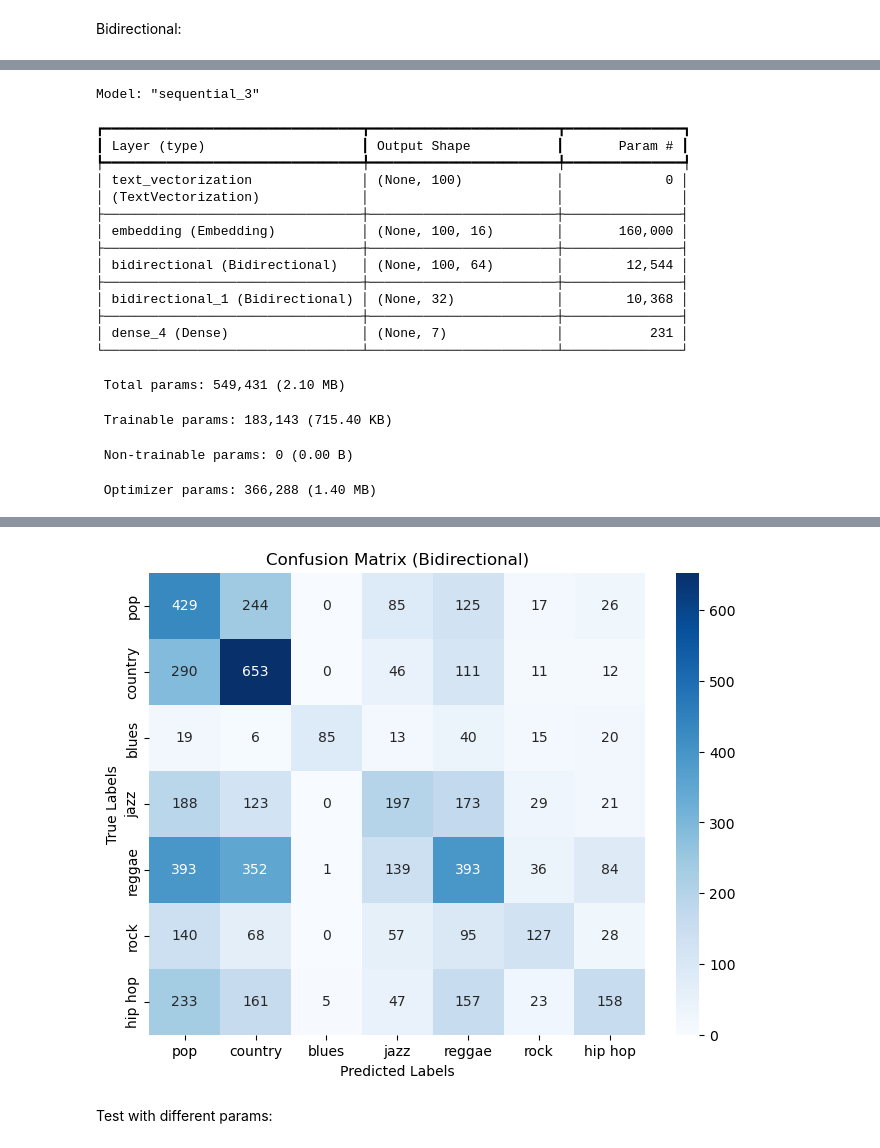
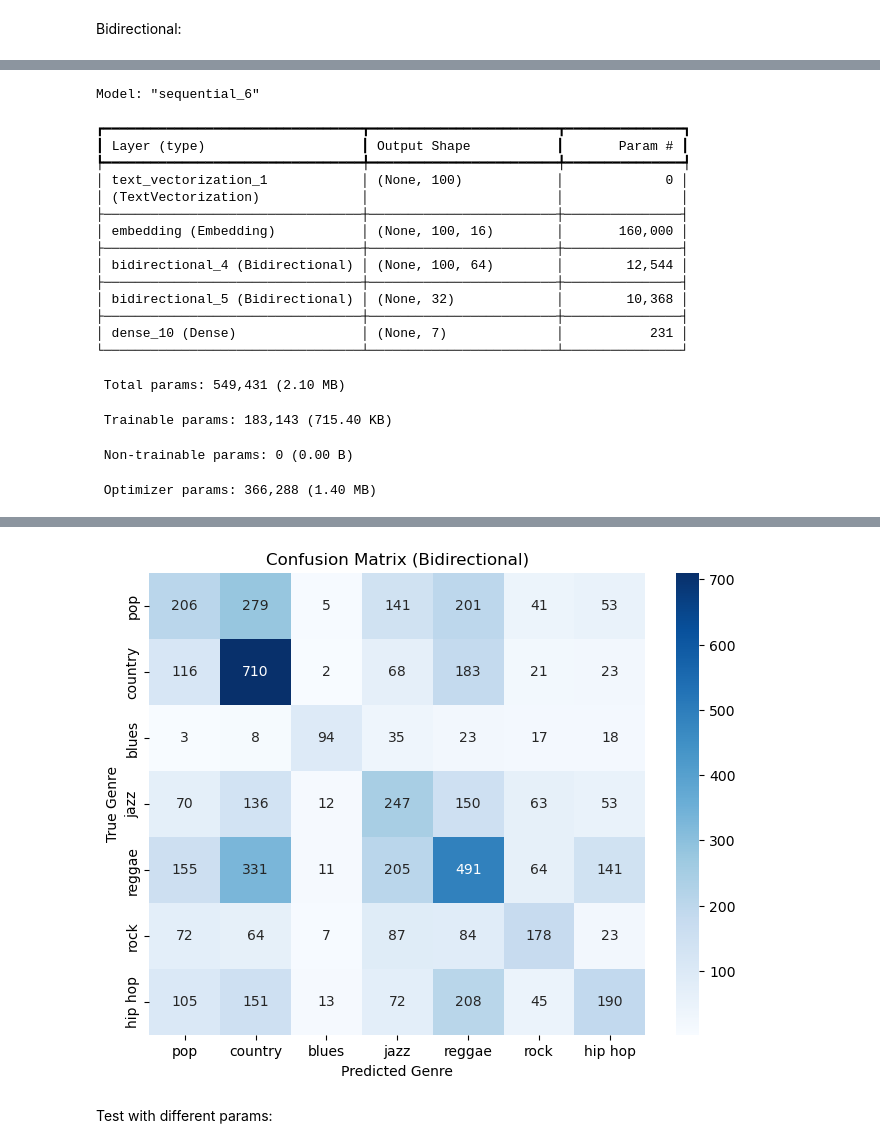
Before and after one commit to jro190002/CS4375-FinalProject, a Jupyter notebook: model.ipynb, the cells around one changed output, grey strips where cells are left out. Drawn from its saved outputs; the diff is of its cells as text; code cells hidden in the pictures.

```diff
--- a/model.ipynb
+++ b/model.ipynb
@@ -230,5 +253,10 @@ plt.show()
 # %% [markdown]
 LSTM RNN:
+# %%
+# Split data for LSTM model
+X_train_lstm, X_test_lstm, y_train_lstm, y_test_lstm = train_test_split(X, y, test_size=0.2, random_state=42)
+y_train_lstm = label_binarizer.fit_transform(y_train_lstm)
+y_test_lstm = label_binarizer.transform(y_test_lstm)
 # %%
 embedding_dim=16
 
@@ -317,5 +345,10 @@ plt.show()
 # %% [markdown]
 Bidirectional:
+# %%
+# Split data for Bidirectional model
+X_train_bidir, X_test_bidir, y_train_bidir, y_test_bidir = train_test_split(X, y, test_size=0.2, random_state=42)
+y_train_bidir = label_binarizer.fit_transform(y_train_bidir)
+y_test_bidir = label_binarizer.transform(y_test_bidir)
 # %%
 embedding_dim=16
 
@@ -343,9 +376,9 @@ callback = tf.keras.callbacks.EarlyStopping(
 )
 
 model.fit(
-    X_train,
-    y_train,
-    validation_data=(X_test, y_test),
+    X_train_bidir,
+    y_train_bidir,
+    validation_data=(X_test_bidir, y_test_bidir),
     epochs=15,
     callbacks= [callback])
 # %% [output]
@@ -361,20 +396,20 @@ Epoch 4/15
 # %%
 model.summary()
 # %% [output]
-Model: "sequential_3"
+Model: "sequential_6"
 ┏━━━━━━━━━━━━━━━━━━━━━━━━━━━━━━━━━┳━━━━━━━━━━━━━━━━━━━━━━━━┳━━━━━━━━━━━━━━━┓
 ┃ Layer (type)                    ┃ Output Shape           ┃       Param # ┃
 ┡━━━━━━━━━━━━━━━━━━━━━━━━━━━━━━━━━╇━━━━━━━━━━━━━━━━━━━━━━━━╇━━━━━━━━━━━━━━━┩
-│ text_vectorization              │ (None, 100)            │             0 │
+│ text_vectorization_1            │ (None, 100)            │             0 │
 │ (TextVectorization)             │                        │               │
 ├─────────────────────────────────┼────────────────────────┼───────────────┤
 │ embedding (Embedding)           │ (None, 100, 16)        │       160,000 │
 ├─────────────────────────────────┼────────────────────────┼───────────────┤
-│ bidirectional (Bidirectional)   │ (None, 100, 64)        │        12,544 │
+│ bidirectional_4 (Bidirectional) │ (None, 100, 64)        │        12,544 │
 ├─────────────────────────────────┼────────────────────────┼───────────────┤
-│ bidirectional_1 (Bidirectional) │ (None, 32)             │        10,368 │
+│ bidirectional_5 (Bidirectional) │ (None, 32)             │        10,368 │
 ├─────────────────────────────────┼────────────────────────┼───────────────┤
-│ dense_4 (Dense)                 │ (None, 7)              │           231 │
+│ dense_10 (Dense)                │ (None, 7)              │           231 │
 └─────────────────────────────────┴────────────────────────┴───────────────┘
  Total params: 549,431 (2.10 MB)
  Trainable params: 183,143 (715.40 KB)
@@ -393,8 +428,8 @@ conf_matrix_lstm = confusion_matrix(true_labels_lstm, predicted_labels_lstm)
 # Plot confusion matrix
 plt.figure(figsize=(8, 6))
 sns.heatmap(conf_matrix_lstm, annot=True, fmt="d", cmap="Blues", xticklabels=labels, yticklabels=labels)
-plt.xlabel("Predicted Labels")
-plt.ylabel("True Labels")
+plt.xlabel("Predicted Genre")
+plt.ylabel("True Genre")
 plt.title("Confusion Matrix (Bidirectional)")
 plt.show()
 # %% [output]
@@ -402,3 +437,3 @@ plt.show()
-[figure, old version]
+[figure, new version]
 # %% [markdown]
 Test with different params:
```
Also changed, not shown: parts of 20 cells of this notebook.
